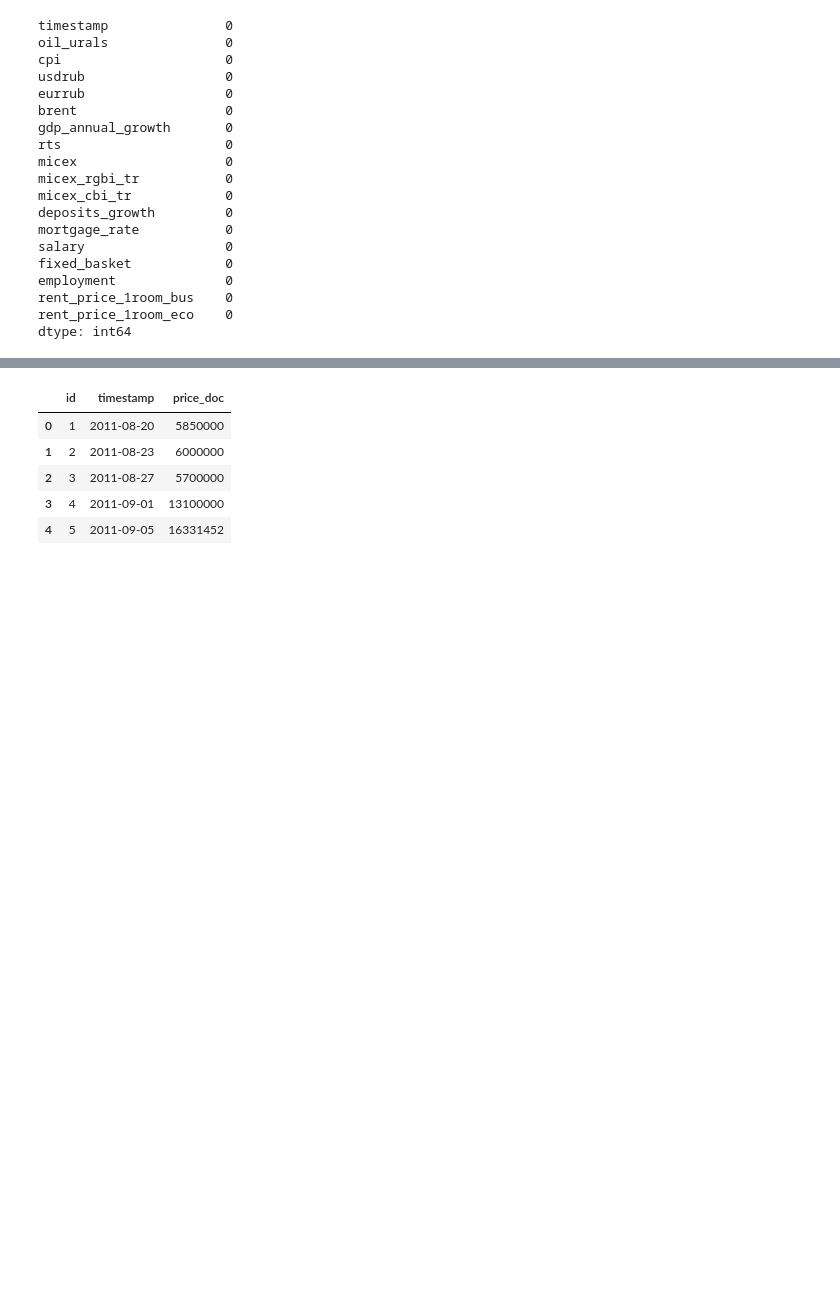
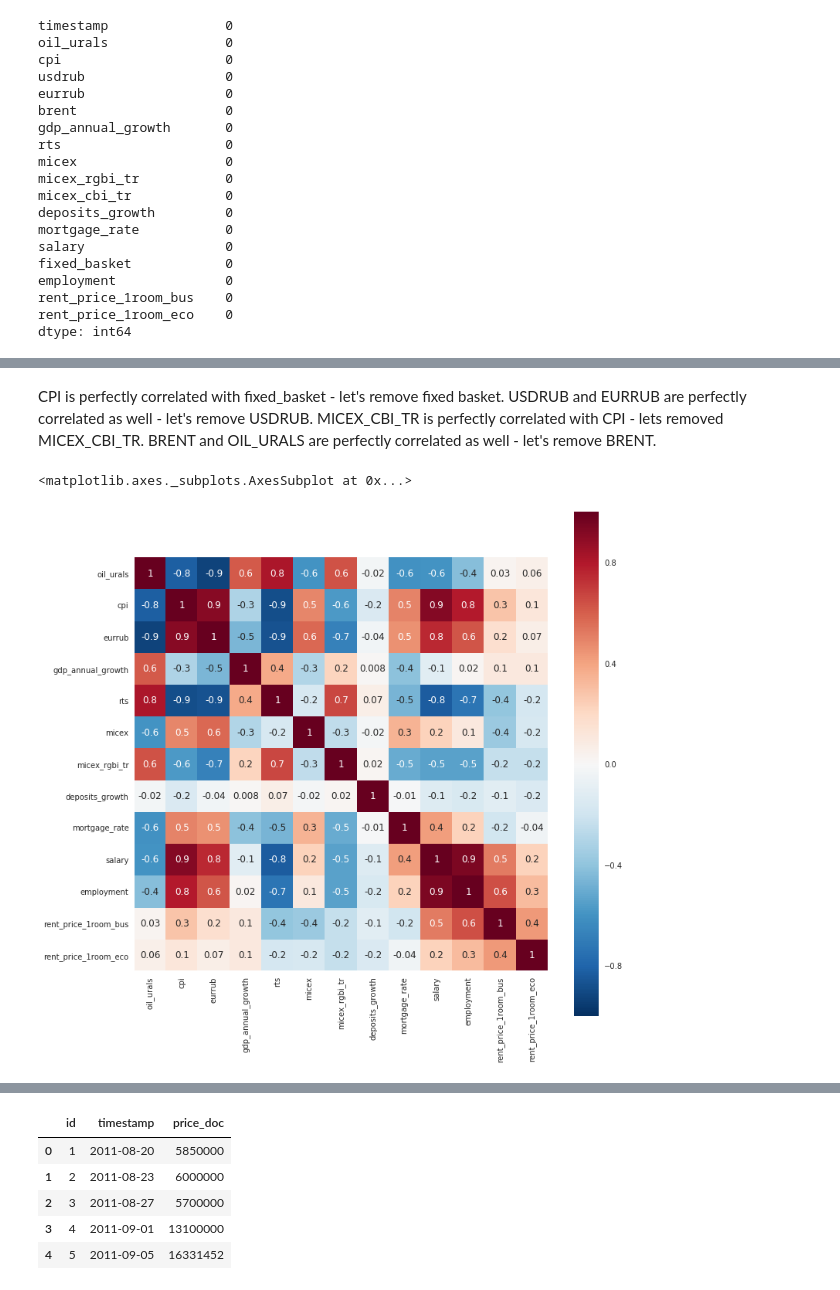
Before and after one commit to byronhousten/kaggle_sberbank, a Jupyter notebook: macro.ipynb, the cells around one changed output, grey strips where cells are left out. Saved outputs shown, nothing was run; the diff lists cells and outputs as text; code cells hidden in the pictures; blank space fills up the shorter version.

```diff
--- a/macro.ipynb
+++ b/macro.ipynb
@@ -443,0 +479,15 @@ dtype: int64
+# %% [markdown]
+CPI is perfectly correlated with fixed_basket - let's remove fixed basket.
+USDRUB and EURRUB are perfectly correlated as well - let's remove USDRUB.
+MICEX_CBI_TR is perfectly correlated with CPI - lets removed MICEX_CBI_TR.
+BRENT and OIL_URALS are perfectly correlated as well - let's remove BRENT.
+# %%
+df_macro = df_macro[['timestamp', 'oil_urals', 'cpi', 'eurrub', 'gdp_annual_growth', 'rts', 'micex',
+                     'micex_rgbi_tr', 'deposits_growth', 'mortgage_rate', 'salary',
+                     'employment', 'rent_price_1room_bus', 'rent_price_1room_eco']]
+df_corr = df_macro.drop('timestamp', axis=1).corr()
+plt.figure(figsize=(12,12))
+sns.heatmap(df_corr, annot=True, fmt='.1g', square=True)
+# %% [output]
+<matplotlib.axes._subplots.AxesSubplot at 0x...>
+[figure, added]
```
Also changed, not shown: parts of 42 cells of this notebook.
